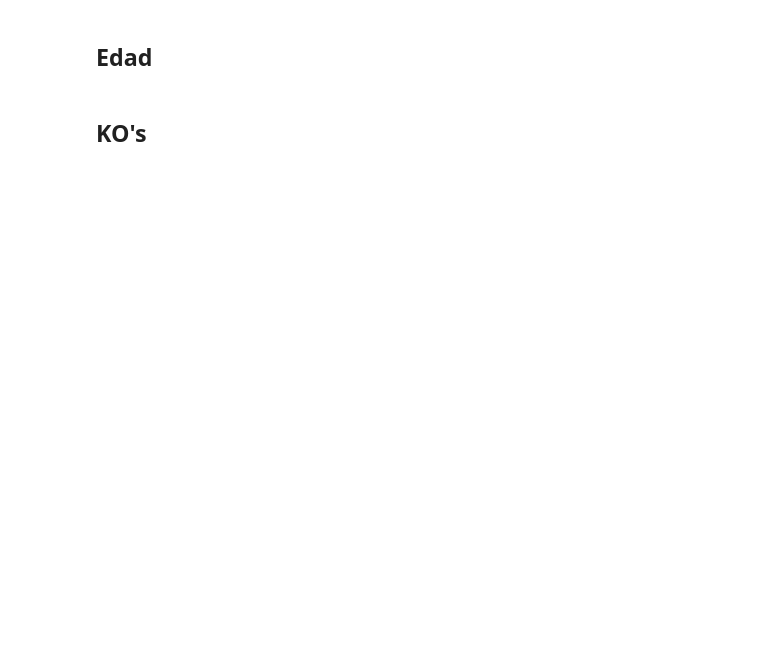
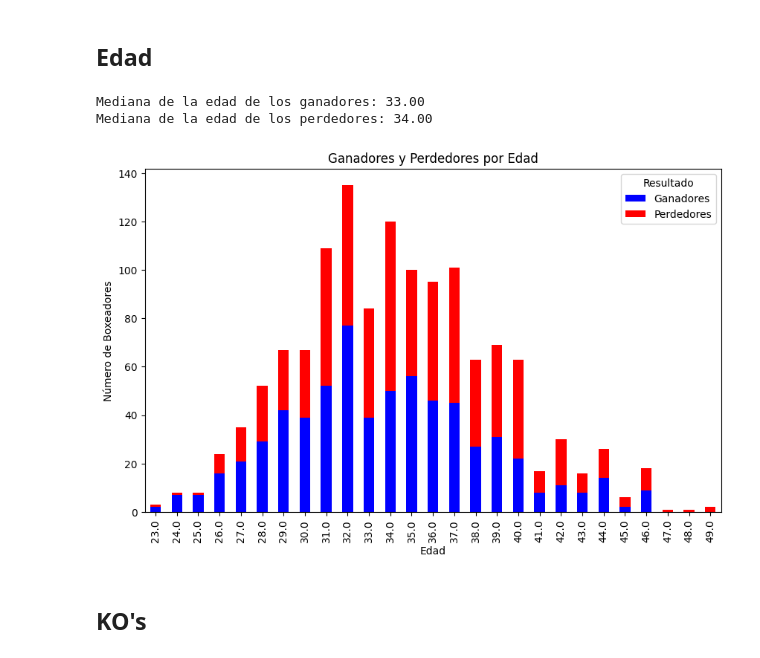
Before and after one commit to JavierRodriguezFontiveros/UFC_EDA, a Jupyter notebook: SRC/notebook/UFC_Notebook.ipynb, the cells around one changed output. Cells and saved outputs as stored; diff of their text form; code cells hidden in the pictures; blank space fills up the shorter version.

```diff
--- a/SRC/notebook/UFC_Notebook.ipynb
+++ b/SRC/notebook/UFC_Notebook.ipynb
@@ -495,4 +515,50 @@ plt.show()
 # %% [markdown]
 ## Edad
+# %%
+#Definiendo la edad de los ganadores y perdedores:
+ganadores = df_2[['Ganador']].merge(df_1_clean[['Nombre', 'Edad']], left_on='Ganador', right_on='Nombre', how='left')
+ganadores.rename(columns={'Edad': 'Edad_Ganador'}, inplace=True)
+
+perdedores = df_2[['Perdedor']].merge(df_1_clean[['Nombre', 'Edad']], left_on='Perdedor', right_on='Nombre', how='left')
+perdedores.rename(columns={'Edad': 'Edad_Perdedor'}, inplace=True)
+# %%
+#Concatenando y limpiando los valores nulos:
+resultados = pd.concat([ganadores, perdedores], axis=1)
+resultados = resultados[['Ganador', 'Edad_Ganador', 'Perdedor', 'Edad_Perdedor']]
+
+resultados_limpios = resultados.dropna()
+# %%
+#Cal
+edad_ganadores = resultados_limpios['Edad_Ganador'].median()
+edad_perdedores = resultados_limpios['Edad_Perdedor'].median()
+
+print(f'Mediana de la edad de los ganadores: {edad_ganadores:.2f}')
+print(f'Mediana de la edad de los perdedores: {edad_perdedores:.2f}')
+# %% [output]
+Mediana de la edad de los ganadores: 33.00
+Mediana de la edad de los perdedores: 34.00
+# %%
+# Agrupando los datos por edad
+edades = pd.DataFrame({
+    'Ganadores': resultados_limpios['Edad_Ganador'].value_counts(),
+    'Perdedores': resultados_limpios['Edad_Perdedor'].value_counts()
+}).fillna(0)
+
+edades = edades.reset_index()
+edades.columns = ['Edad', 'Ganadores', 'Perdedores']
+
+# Gráfico de barras apiladas
+edades.set_index('Edad').plot(kind='bar', stacked=True, figsize=(10, 6), color=['blue', 'red'])
+plt.title('Ganadores y Perdedores por Edad')
+plt.xlabel('Edad')
+plt.ylabel('Número de Boxeadores')
+plt.legend(title='Resultado')
+
+#Guardando visualizacion:
+#plt.savefig('../utils/visualizaciones/edad_victorias.png')
+
+plt.show()
+# %% [output]
+[figure, added]
 # %% [markdown]
 ## KO's
```
Also changed, not shown: parts of 18 cells of this notebook, 2 other files.
